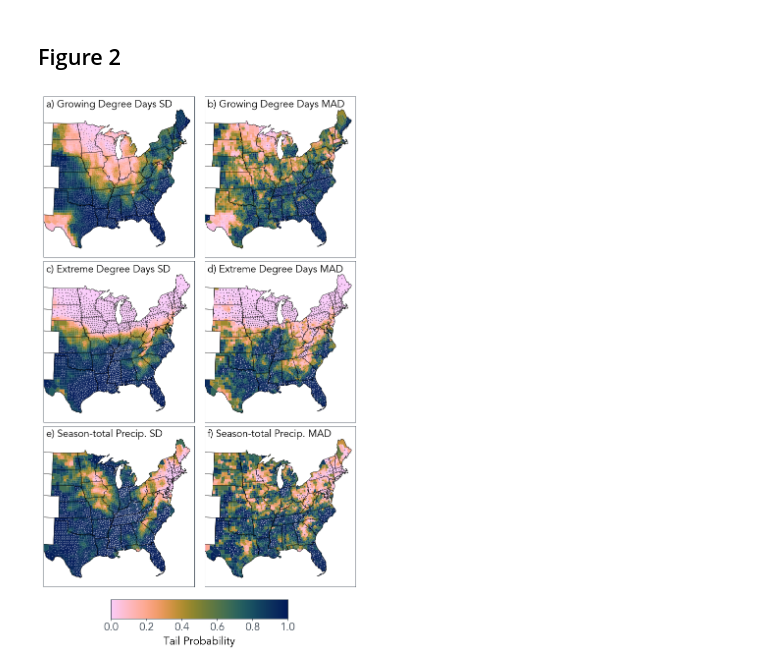
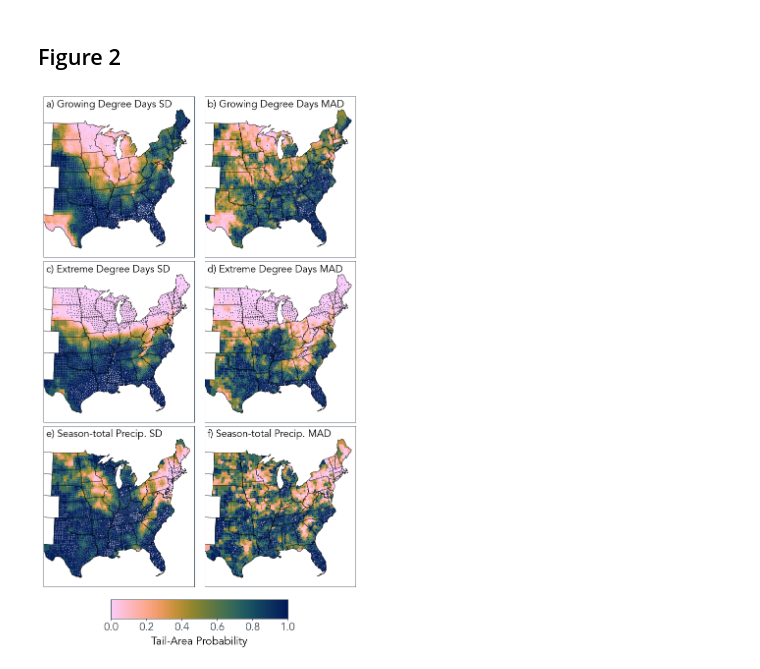
Before and after one commit to david0811/BCSD_CornYields_UQ, a Jupyter notebook: analysis/county_agvar.ipynb, the cells around one changed output. Cells and saved outputs as stored; diff of their text form; code cells hidden in the pictures.

```diff
--- a/analysis/county_agvar.ipynb
+++ b/analysis/county_agvar.ipynb
@@ -218,16 +218,16 @@ vmax = 1.
 data = nex_gdd.copy()
 data.set_index('GEOID', inplace=True)
 
-sig05_plot = pd.merge(county_shp_plot, data.query('gmfd_sd <= 0.05'), on="GEOID", how='inner', copy=False)
+sig05_plot = pd.merge(county_shp_plot, data.query('gmfd_sd <= 0.01'), on="GEOID", how='inner', copy=False)
 sig05_plot['geometry'] = sig05_plot['geometry'].apply(lambda x: x.centroid)
 
-sig95_plot = pd.merge(county_shp_plot, data.query('gmfd_sd >= 0.95'), on="GEOID", how='inner', copy=False)
+sig95_plot = pd.merge(county_shp_plot, data.query('gmfd_sd >= 0.99'), on="GEOID", how='inner', copy=False)
 sig95_plot['geometry'] = sig95_plot['geometry'].apply(lambda x: x.centroid)
 
 data_shp = pd.merge(county_shp_plot, data.filter([model, 'GEOID']), on="GEOID", how="inner", copy=False)
 data_shp.dropna().plot(column=model, ax=ax, cax=cax, legend=True, cmap=batlow_map, vmin=vmin, vmax=vmax)
-sig05_plot.plot(color = 'black', markersize=0.1, marker = 'o', ax = ax)
-sig95_plot.plot(color = 'white', markersize=0.1, marker = 'o', ax = ax)
+sig05_plot.plot(color = 'black', markersize=0.4, marker = 'o', ax = ax)
+sig95_plot.plot(color = 'white', markersize=0.4, marker = 'o', ax = ax)
 states.geometry.boundary.plot(ax=ax, linewidth=0.5, edgecolor="black", color=None)
 coast.geometry.boundary.plot(ax=ax, linewidth=0.5, edgecolor="black", color=None)
 ax.tick_params(labelbottom=False, labelleft=False, color = 'white')
@@ -241,16 +241,16 @@ model = 'gmfd_mad'
 vmin = 0.
 vmax = 1.
 
-sig05_plot = pd.merge(county_shp_plot, data.query('gmfd_mad <= 0.05'), on="GEOID", how='inner', copy=False)
+sig05_plot = pd.merge(county_shp_plot, data.query('gmfd_mad <= 0.01'), on="GEOID", how='inner', copy=False)
 sig05_plot['geometry'] = sig05_plot['geometry'].apply(lambda x: x.centroid)
 
-sig95_plot = pd.merge(county_shp_plot, data.query('gmfd_mad >= 0.95'), on="GEOID", how='inner', copy=False)
+sig95_plot = pd.merge(county_shp_plot, data.query('gmfd_mad >= 0.99'), on="GEOID", how='inner', copy=False)
 sig95_plot['geometry'] = sig95_plot['geometry'].apply(lambda x: x.centroid)
 
 data_shp = pd.merge(county_shp_plot, data.filter([model, 'GEOID']), on="GEOID", how="inner", copy=False)
 data_shp.dropna().plot(column=model, ax=ax, cax=cax, legend=True, cmap=batlow_map, vmin=vmin, vmax=vmax)
-sig05_plot.plot(color = 'black', markersize=0.1, marker = 'o', ax = ax)
-sig95_plot.plot(color = 'white', markersize=0.1, marker = 'o', ax = ax)
+sig05_plot.plot(color = 'black', markersize=0.4, marker = 'o', ax = ax)
+sig95_plot.plot(color = 'white', markersize=0.4, marker = 'o', ax = ax)
 states.geometry.boundary.plot(ax=ax, linewidth=0.5, edgecolor="black", color=None)
 coast.geometry.boundary.plot(ax=ax, linewidth=0.5, edgecolor="black", color=None)
 ax.tick_params(labelbottom=False, labelleft=False, color = 'white')
@@ -268,10 +268,10 @@ vmax = 1.
 data = nex_egdd.copy()
 data.set_index('GEOID', inplace=True)
 
-sig05_plot = pd.merge(county_shp_plot, data.query('gmfd_sd <= 0.05'), on="GEOID", how='inner', copy=False)
+sig05_plot = pd.merge(county_shp_plot, data.query('gmfd_sd <= 0.01'), on="GEOID", how='inner', copy=False)
 sig05_plot['geometry'] = sig05_plot['geometry'].apply(lambda x: x.centroid)
 
-sig95_plot = pd.merge(county_shp_plot, data.query('gmfd_sd >= 0.95'), on="GEOID", how='inner', copy=False)
+sig95_plot = pd.merge(county_shp_plot, data.query('gmfd_sd >= 0.99'), on="GEOID", how='inner', copy=False)
 sig95_plot['geometry'] = sig95_plot['geometry'].apply(lambda x: x.centroid)
 
 data_shp = pd.merge(county_shp_plot, data.filter([model, 'GEOID']), on="GEOID", how="inner", copy=False)
@@ -291,10 +291,10 @@ model = 'gmfd_mad'
 vmin = 0.
 vmax = 1.
 
-sig05_plot = pd.merge(county_shp_plot, data.query('gmfd_mad <= 0.05'), on="GEOID", how='inner', copy=False)
+sig05_plot = pd.merge(county_shp_plot, data.query('gmfd_mad <= 0.01'), on="GEOID", how='inner', copy=False)
 sig05_plot['geometry'] = sig05_plot['geometry'].apply(lambda x: x.centroid)
 
-sig95_plot = pd.merge(county_shp_plot, data.query('gmfd_mad >= 0.95'), on="GEOID", how='inner', copy=False)
+sig95_plot = pd.merge(county_shp_plot, data.query('gmfd_mad >= 0.99'), on="GEOID", how='inner', copy=False)
 sig95_plot['geometry'] = sig95_plot['geometry'].apply(lambda x: x.centroid)
 
 data_shp = pd.merge(county_shp_plot, data.filter([model, 'GEOID']), on="GEOID", how="inner", copy=False)
@@ -318,10 +318,10 @@ vmax = 1.
 data = nex_prcp.copy()
 data.set_index('GEOID', inplace=True)
 
-sig05_plot = pd.merge(county_shp_plot, data.query('gmfd_sd <= 0.05'), on="GEOID", how='inner', copy=False)
+sig05_plot = pd.merge(county_shp_plot, data.query('gmfd_sd <= 0.01'), on="GEOID", how='inner', copy=False)
 sig05_plot['geometry'] = sig05_plot['geometry'].apply(lambda x: x.centroid)
 
-sig95_plot = pd.merge(county_shp_plot, data.query('gmfd_sd >= 0.95'), on="GEOID", how='inner', copy=False)
+sig95_plot = pd.merge(county_shp_plot, data.query('gmfd_sd >= 0.99'), on="GEOID", how='inner', copy=False)
 sig95_plot['geometry'] = sig95_plot['geometry'].apply(lambda x: x.centroid)
 
 data_shp = pd.merge(county_shp_plot, data.filter([model, 'GEOID']), on="GEOID", how="inner", copy=False)
@@ -339,34 +339,34 @@ ax.set_xlim([-500000,2600000])
 ax = plt.subplot(gs[5])
 model = 'gmfd_mad'
 vmin = 0.
 vmax = 1.
 
-sig05_plot = pd.merge(county_shp_plot, data.query('gmfd_mad <= 0.05'), on="GEOID", how='inner', copy=False)
+sig05_plot = pd.merge(county_shp_plot, data.query('gmfd_mad <= 0.01'), on="GEOID", how='inner', copy=False)
 sig05_plot['geometry'] = sig05_plot['geometry'].apply(lambda x: x.centroid)
 
-sig95_plot = pd.merge(county_shp_plot, data.query('gmfd_mad >= 0.95'), on="GEOID", how='inner', copy=False)
+sig95_plot = pd.merge(county_shp_plot, data.query('gmfd_mad >= 0.99'), on="GEOID", how='inner', copy=False)
 sig95_plot['geometry'] = sig95_plot['geometry'].apply(lambda x: x.centroid)
 
 data_shp = pd.merge(county_shp_plot, data.filter([model, 'GEOID']), on="GEOID", how="inner", copy=False)
 data_shp.dropna().plot(column=model, ax=ax, cax=cax, legend=True, cmap=batlow_map, vmin=vmin, vmax=vmax)
 sig05_plot.plot(color = 'black', markersize=0.4, marker = 'o', ax = ax)
 sig95_plot.plot(color = 'white', markersize=0.4, marker = 'o', ax = ax)
 states.geometry.boundary.plot(ax=ax, linewidth=0.5, edgecolor="black", color=None)
 coast.geometry.boundary.plot(ax=ax, linewidth=0.5, edgecolor="black", color=None)
 ax.tick_params(labelbottom=False, labelleft=False, color = 'white')
 ax.set_title(' f) Season-total Precip. MAD', loc = 'left', pad = -22)
 ax.set_ylim([-2300000,1000000])
 ax.set_xlim([-500000,2600000])
 
 
 # Colorbar
 sm = plt.cm.ScalarMappable(cmap=batlow_map, norm=plt.Normalize(vmin=vmin, vmax=vmax))
 sm._A = []
-fig.colorbar(sm, cax=cax, orientation = 'horizontal', label = 'Tail Probability')
+fig.colorbar(sm, cax=cax, orientation = 'horizontal', label = 'Tail-Area Probability')
 
 
 # Show
 # plt.show()
 plt.savefig('../figs/figure2.jpg', dpi=900)
 # %% [output]
-[figure, old version]
+[figure, new version]
```
Also changed, not shown: parts of 2 cells of this notebook, 11 other files.
